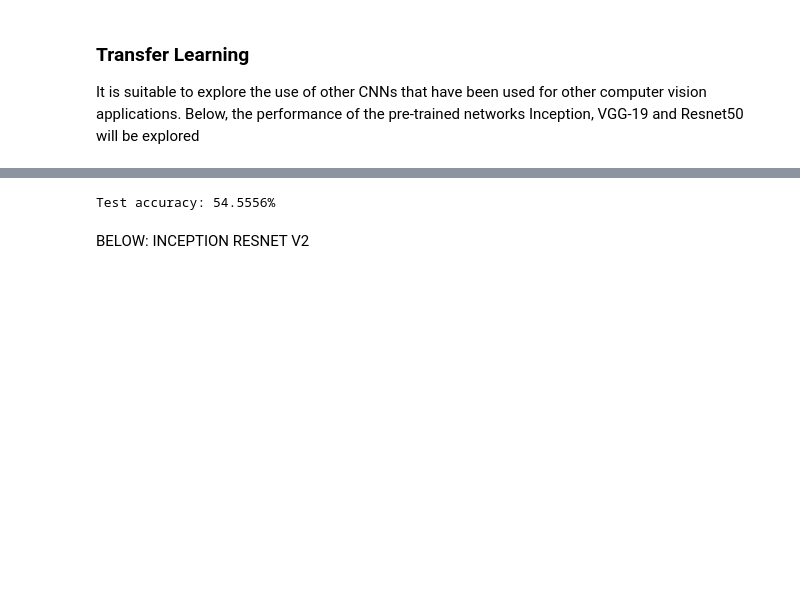
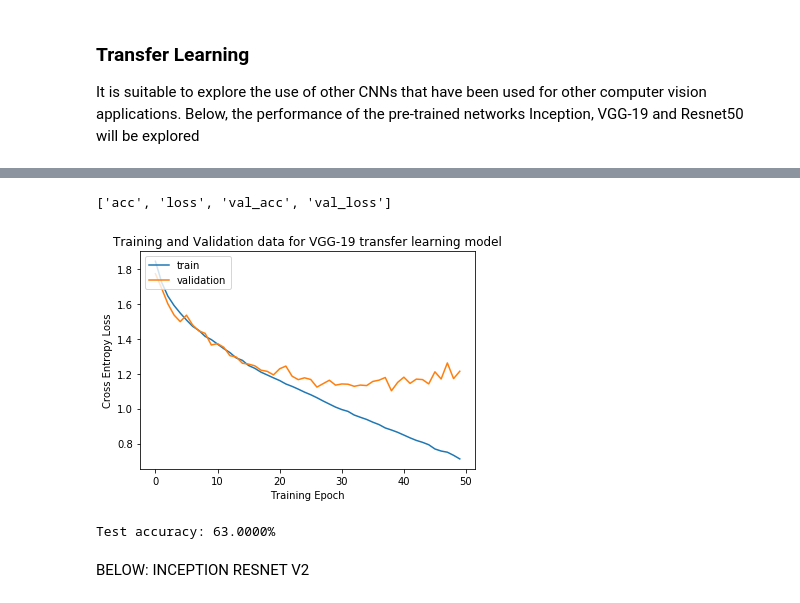
Before and after one commit to chandrasekara/Neural-Network-Facial-Expression-Classifier, a Jupyter notebook: capstone/analysis.ipynb, the cells around one changed output, grey strips where cells are left out. Cells and saved outputs as stored; diff of their text form; code cells hidden in the pictures; blank space fills up the shorter version.

Commit message:
obtain 63% accuracy with transfer learning model with image augmentation

```diff
--- a/capstone/analysis.ipynb
+++ b/capstone/analysis.ipynb
@@ -546,9 +554,9 @@ _________________________________________________________________
 checkpointer = ModelCheckpoint(filepath='saved_models/weights.best.transfer_example_six.hdf5',
                                verbose=1, save_best_only=True)
 
-history = model.fit_generator(datagen_train.flow(train_tensors_transf, train_targets_transf, batch_size=batch_size),
+history = model_final.fit_generator(datagen_train_transf.flow(train_tensors_transf, train_targets_transf, batch_size=batch_size),
                     steps_per_epoch=train_tensors_transf.shape[0] // batch_size,
                     epochs=epochs, verbose=1, callbacks=[checkpointer],
-                    validation_data=datagen_valid.flow(valid_tensors_transf, valid_targets_transf, batch_size=batch_size),
+                    validation_data=datagen_valid_transf.flow(valid_tensors_transf, valid_targets_transf, batch_size=batch_size),
                     validation_steps=valid_tensors_transf.shape[0] // batch_size)
 # %% [output]
@@ -573,5 +580,22 @@ Epoch 20/20
 # %%
 model_final.load_weights('saved_models/weights.best.transfer_example_six.hdf5')
+# %%
+# list all data in history
+print(history.history.keys())
+# summarize history for accuracy
+plt.plot(history.history['loss'])
+plt.plot(history.history['val_loss'])
+
+plt.legend(['train', 'validation'], loc='upper left')
+plt.title('Training and Validation data for VGG-19 transfer learning model')
+plt.xlabel('Training Epoch')
+plt.ylabel('Cross Entropy Loss')
+plt.show()
+
+#change to loss and val_loss to get categorical cross entropy plots!
+# %% [output]
+['acc', 'loss', 'val_acc', 'val_loss']
+[figure, added]
 # %%
 # get index of predicted facial expression for test set images
 expression_predictions_transf = [np.argmax(model_final.predict(np.expand_dims(tensor, axis=0))) for tensor in test_tensors_transf]
@@ -580,7 +604,7 @@ expression_predictions_transf = [np.argmax(model_final.predict(np.expand_dims(te
 test_accuracy = 100*np.sum(np.array(expression_predictions_transf)==np.argmax(test_targets_transf, axis=1))/len(expression_predictions_transf)
 print('Test accuracy: %.4f%%' % test_accuracy)
 # %% [output]
-Test accuracy: 54.5556%
+Test accuracy: 63.0000%
 # %% [markdown]
 BELOW: INCEPTION RESNET V2
 # %%
```
Also changed, not shown: parts of 6 cells of this notebook.
